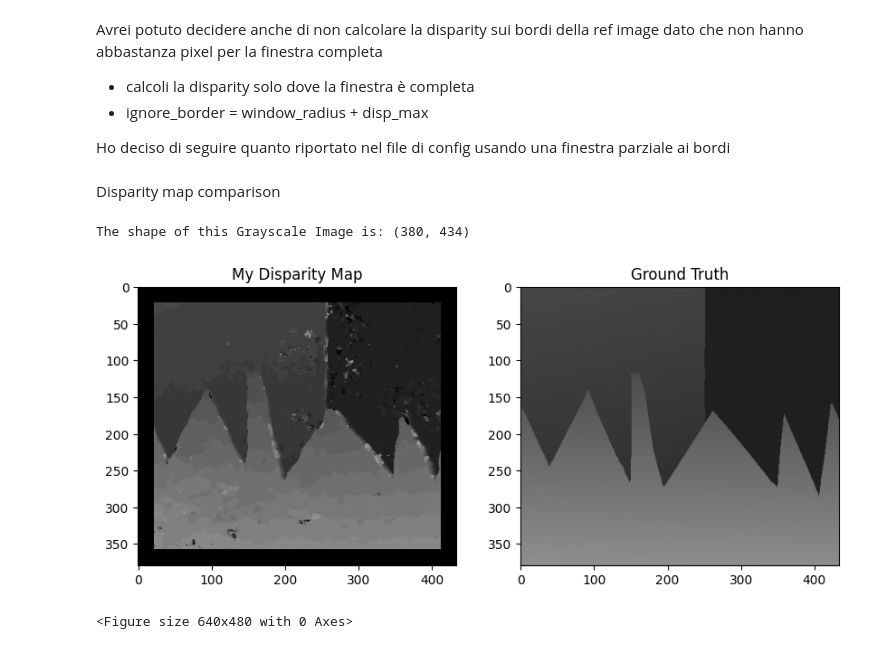
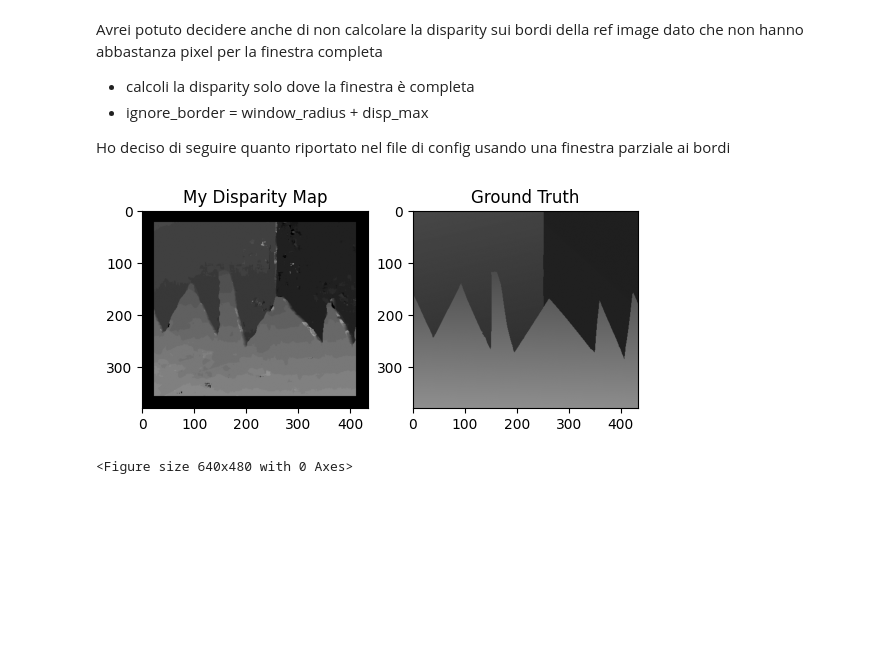
Before and after one commit to koltrakak-learning-repos/CV_learning_repo, a Jupyter notebook: progetto/progetto.ipynb, the cells around one changed output. Cells and saved outputs as stored; diff of their text form; code cells hidden in the pictures; blank space fills up the shorter version.

```diff
--- a/progetto/progetto.ipynb
+++ b/progetto/progetto.ipynb
@@ -87,8 +87,8 @@ path_config = path_dataset + "param_in.txt"
 config = parse_dataset_config(path_config)
 pprint(config)
 
-path_im_left = path_dataset + "im2.ppm"
-path_im_right = path_dataset + "im6.ppm"
+path_im_left = path_dataset + "imL.ppm"
+path_im_right = path_dataset + "imR.ppm"
 
 path_groundtruth = path_dataset + config["groundtruth"]
 # %% [output]
@@ -131,7 +131,7 @@ else:
     im_ref = im_r
     im_target = im_l
 # %%
-window_size = 7 # TODO: capisci come scegliere questo
+window_size = 9 # TODO: capisci come scegliere questo
 window_radius = (window_size-1) // 2
 
 h, w, c = im_ref.shape
@@ -142,12 +142,13 @@ ignored_border_pixels = window_radius + config["disp_max"]
 print(f"- ignoro {ignored_border_pixels} border pixels")
 
 # costruisco gli indici che dovrò considerare nella reference image
-considered_rows = list(range(ignored_border_pixels, im_ref.shape[0]-ignored_border_pixels))
-considered_cols = list(range(ignored_border_pixels, im_ref.shape[1]-ignored_border_pixels))
-
-# print(considered_rows)
-# print(considered_cols)
-print(f"- considero le righe [{ignored_border_pixels}, {im_ref.shape[0]-ignored_border_pixels}[ e le colonne [{ignored_border_pixels}, {im_ref.shape[1]-ignored_border_pixels}[")
+start_row = ignored_border_pixels
+end_row = h-ignored_border_pixels
+start_col = ignored_border_pixels
+end_col = w-ignored_border_pixels
+considered_rows = list(range(start_row, end_row))
+considered_cols = list(range(start_col, end_col))
+print(f"- considero le righe [{start_row}, {end_row}[ e le colonne [{start_col}, {end_col}[")
 
 disparity_range = list(range(config["disp_min"], config["disp_max"]+1))
 print(f"\nLe corrispondenze verranno cercate nel disparity-range [{config["disp_min"]}, {config["disp_max"]}]")
@@ -170,9 +171,10 @@ def compare_windows(im_ref, im_target, row, col, disparity, window_radius, chann
     window_ref = im_ref[row-window_radius : row+window_radius+1, col-window_radius : col+window_radius+1]
     window_target = im_target[row-window_radius : row+window_radius+1, col-window_radius+disparity : col+window_radius+disparity+1]
 
-    # Calcolo SAD
-    # attenzione a convertire i numpy.uint8 in interi con segno, altrimenti la differenza può andare in va in underflow
-    return np.sum(np.abs(window_ref.astype(int) - window_target.astype(int)))
+    # attenzione a convertire i numpy.uint8 in interi con segno, altrimenti la differenza può andare in underflow
+    sad = np.sum(np.abs(window_ref.astype(int) - window_target.astype(int)))
+
+    return sad
 
 
 def find_correspondence(im_ref, im_target, row, col, window_radius, disparity_range, channels):
@@ -212,26 +211,19 @@ Avrei potuto decidere anche di non calcolare la disparity sui bordi della ref im
 - ignore_border = window_radius + disp_max
 
 Ho deciso di seguire quanto riportato nel file di config usando una finestra parziale ai bordi
-# %% [markdown]
-Disparity map comparison
 # %%
 gt_disparity_map = cv2.imread(path_groundtruth, cv2.IMREAD_GRAYSCALE)
-print("The shape of this Grayscale Image is:", grayscale_image.shape)
-# %% [output]
-The shape of this Grayscale Image is: (380, 434)
 # %%
-plt.figure(figsize=(10,8))
-
 plt.subplot(1, 2, 1)
 plt.title("My Disparity Map")
 plt.imshow(disparity_map, cmap="gray", vmin=0, vmax=255)
 plt.subplot(1, 2, 2)
 plt.title("Ground Truth")
 plt.imshow(gt_disparity_map, cmap="gray", vmin=0, vmax=255)
 plt.show()
 
 plt.tight_layout()
 plt.show()
 # %% [output]
-[figure, old version]
+[figure, new version]
 <Figure size 640x480 with 0 Axes>
```
Also changed, not shown: parts of 12 cells of this notebook, 18 other files.
